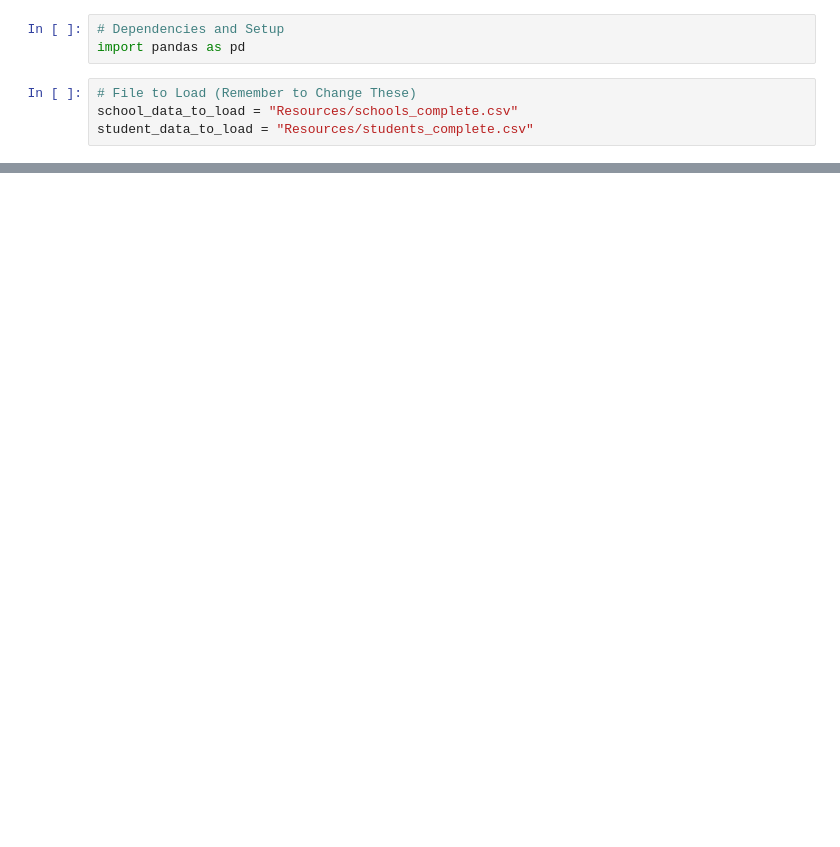
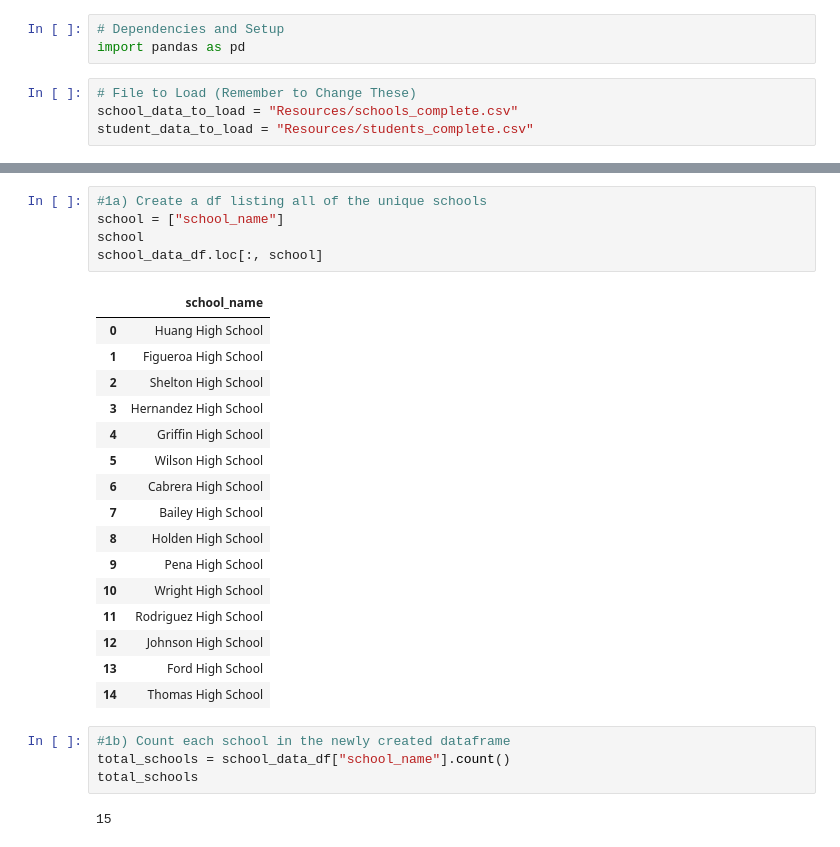
Before and after one commit to olivedisaster/pandas-challenge, a Jupyter notebook: PySchoolList.ipynb, the cells around one changed output, grey strips where cells are left out. Cells and saved outputs as stored; diff of their text form; blank space fills up the shorter version.

```diff
--- a/PySchoolList.ipynb
+++ b/PySchoolList.ipynb
@@ -156,0 +47,28 @@ Average Reading Score
+# %%
+#1a) Create a df listing all of the unique schools
+school = ["school_name"]
+school
+school_data_df.loc[:, school]
+# %% [output]
+|  | school_name |
+| 0 | Huang High School |
+| 1 | Figueroa High School |
+| 2 | Shelton High School |
+| 3 | Hernandez High School |
+| 4 | Griffin High School |
+| 5 | Wilson High School |
+| 6 | Cabrera High School |
+| 7 | Bailey High School |
+| 8 | Holden High School |
+| 9 | Pena High School |
+| 10 | Wright High School |
+| 11 | Rodriguez High School |
+| 12 | Johnson High School |
+| 13 | Ford High School |
+| 14 | Thomas High School |
+# %%
+#1b) Count each school in the newly created dataframe
+total_schools = school_data_df["school_name"].count()
+total_schools
+# %% [output]
+15
```
Also changed, not shown: parts of 47 cells of this notebook.
